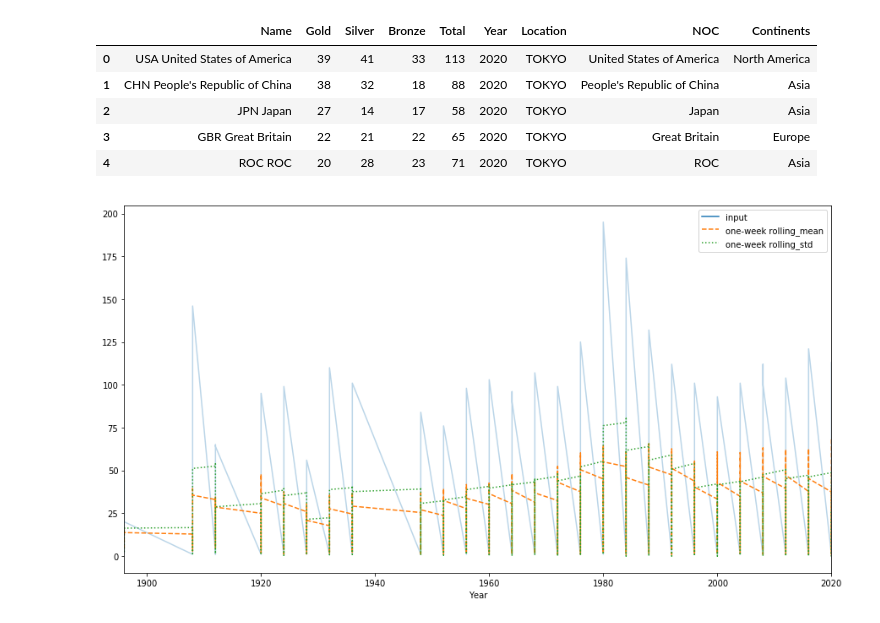
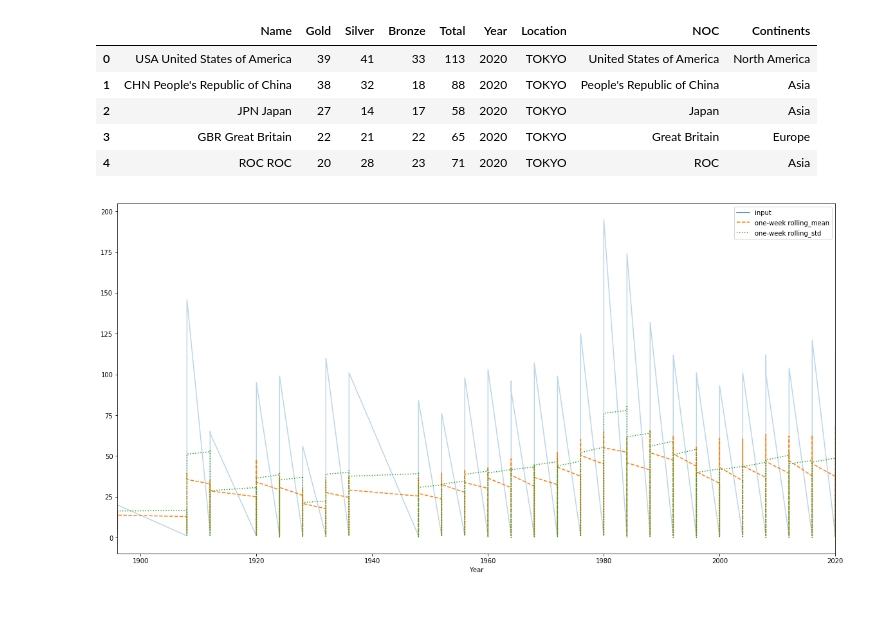
Before and after one commit to hyunsukr/DS5100-Final, a Jupyter notebook: analysis/jupyter_notebooks/time_series_eda.ipynb, the cells around one changed output. Cells and saved outputs as stored; diff of their text form; code cells hidden in the pictures.

```diff
--- a/analysis/jupyter_notebooks/time_series_eda.ipynb
+++ b/analysis/jupyter_notebooks/time_series_eda.ipynb
@@ -2,6 +2,7 @@
 import pandas as pd
 import numpy as np
 import matplotlib.pyplot as plt
+plt.rcParams['figure.figsize'] = [20, 10]
 # %%
 original = pd.read_csv('../../data/time_series.csv', index_col=[0])
 # %%
@@ -15,13 +16,12 @@ original.head()
 | 4 | ROC ROC | 20 | 28 | 23 | 71 | 2020 | TOKYO | ROC | Asia |
 # %%
 import matplotlib.pyplot as plt
-plt.rcParams['figure.figsize'] = [15, 8]
 temp_roll = original[["Total", "Year"]]
 temp_roll = temp_roll.set_index("Year")
 temp_roll = temp_roll["Total"]
 rolling = temp_roll.rolling(7, center=True)
 data = pd.DataFrame({'input': temp_roll,'one-week rolling_mean': rolling.mean(),'one-week rolling_std': rolling.std()})
 ax = data.plot(style=['-', '--', ':'])
 ax.lines[0].set_alpha(0.3)
 # %% [output]
-[figure, old version]
+[figure, new version]
```
Also changed, not shown: parts of 1 cell of this notebook, 1 other file.
